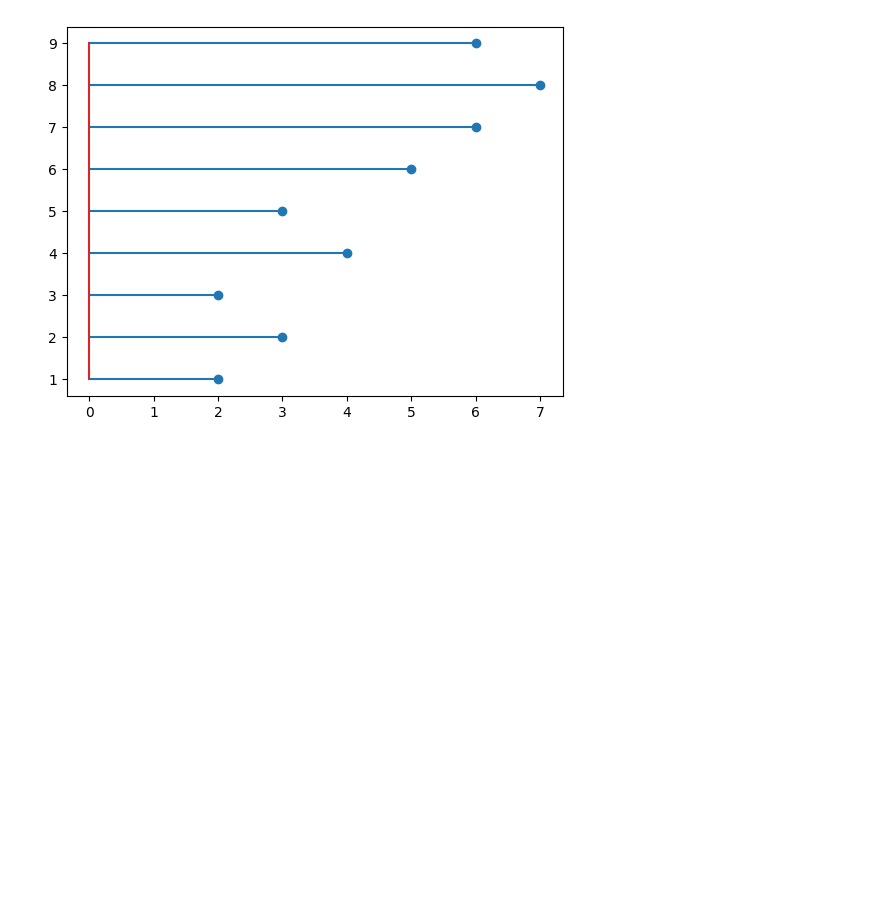
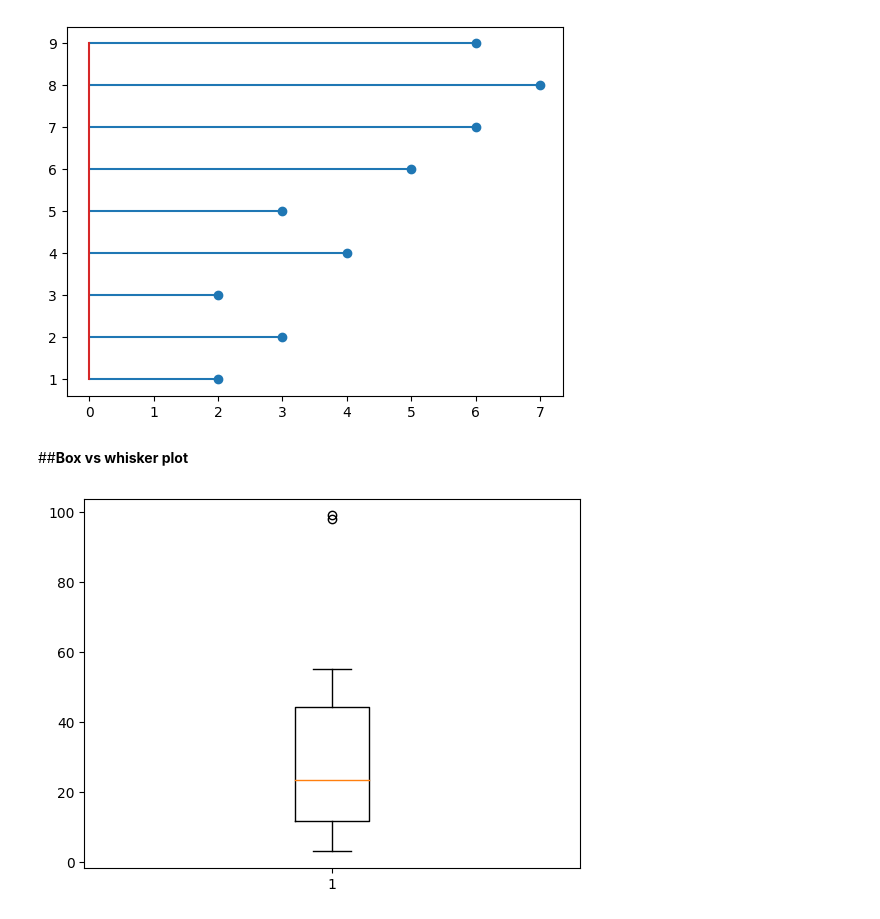
Before and after one commit to dil150898/Hotel_booking_anylisys, a Jupyter notebook: Hotel_Booking_Analysis_Capstone_Project.ipynb, the cells around one changed output. Cells and saved outputs as stored; diff of their text form; code cells hidden in the pictures; blank space fills up the shorter version.

Commit message:
box plot

```diff
--- a/Hotel_Booking_Analysis_Capstone_Project.ipynb
+++ b/Hotel_Booking_Analysis_Capstone_Project.ipynb
@@ -680,3 +676,11 @@ plt.stem(x,y , orientation = 'horizontal')
 plt.show()
 # %% [output]
 [figure]
+# %% [markdown]
+##**Box vs whisker plot**
+# %%
+x = [11,12,13,14,25,36,4,6,45,99,3,22,44,98,33,55]
+plt.boxplot(x)
+plt.show()
+# %% [output]
+[figure, added]
```
Also changed, not shown: parts of 17 cells of this notebook.
